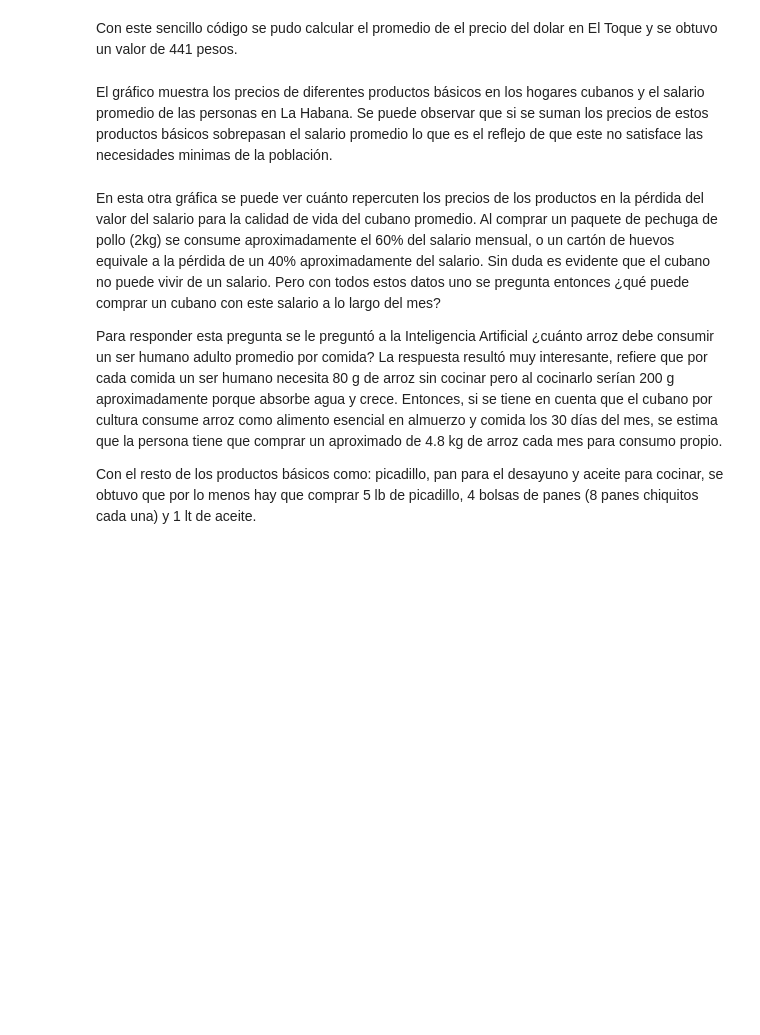
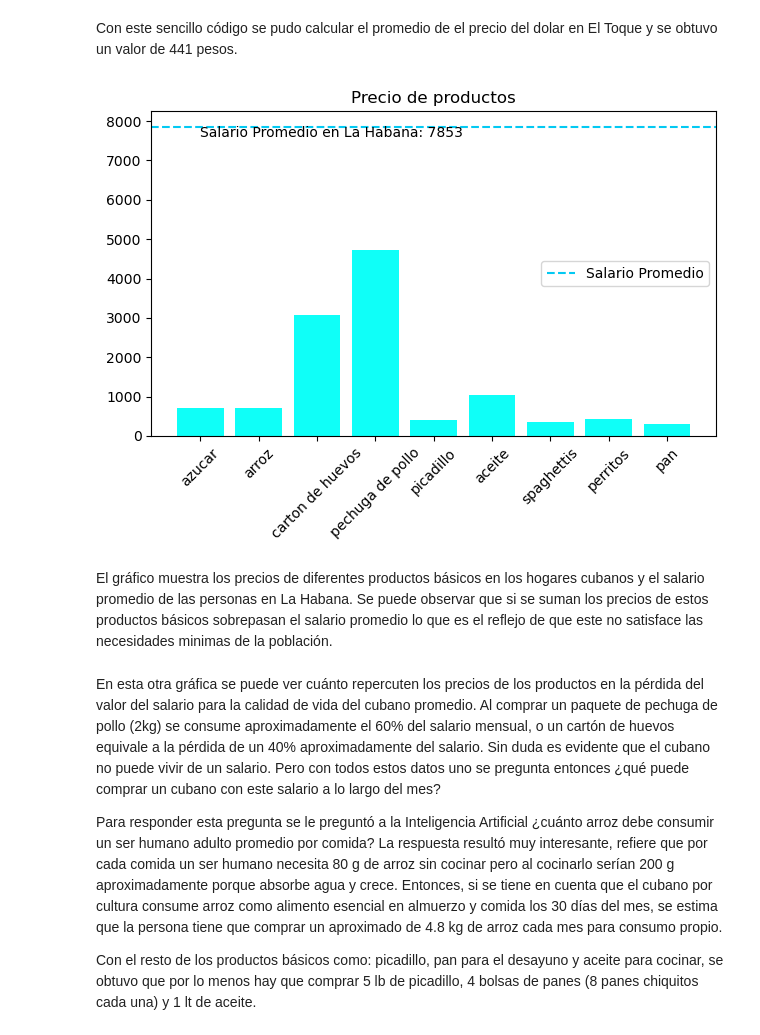
Before and after one commit to k4rry06-cd/proyecto-icd, a Jupyter notebook: El Dilema del Consumidor.ipynb, the cells around one changed output. Saved outputs shown, nothing was run; the diff lists cells and outputs as text; code cells hidden in the pictures; blank space fills up the shorter version.

```diff
--- a/El Dilema del Consumidor.ipynb
+++ b/El Dilema del Consumidor.ipynb
@@ -109,2 +27,7 @@ grafico_precio_promedio_vs_salario_promedio_en_La_Habana(diccionario)
+# %%
+import main
+main.grafico_precio_promedio_vs_salario_promedio_en_La_Habana(main.diccionario)
+# %% [output]
+[figure, added]
 # %% [markdown]
  El gráfico muestra los precios de diferentes productos básicos en los hogares cubanos y el salario promedio de las personas en La Habana. Se puede observar que si se suman los precios de estos productos básicos sobrepasan el salario promedio lo que es el reflejo de que este no satisface las necesidades minimas de la población.
```
Also changed, not shown: parts of 17 cells of this notebook, 1 other file.
